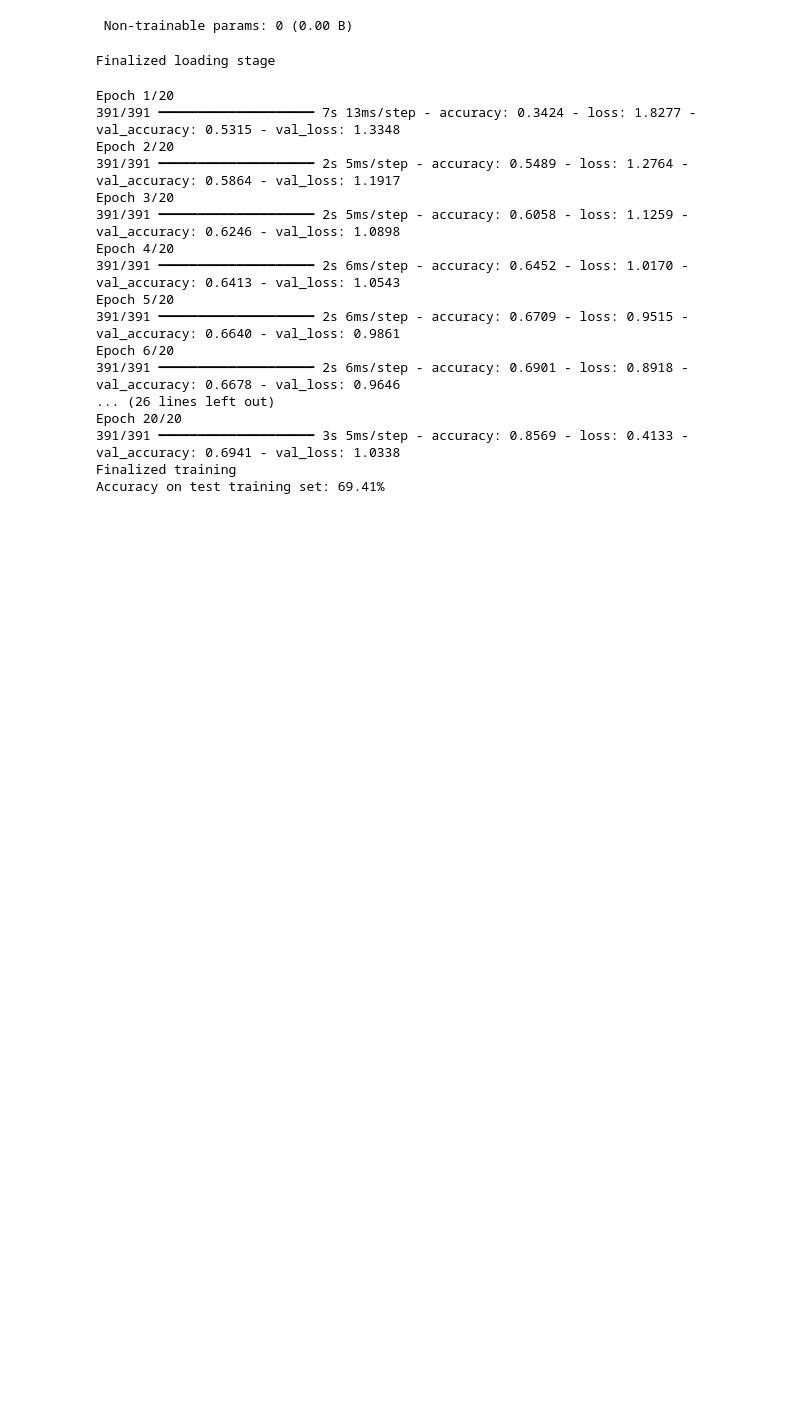
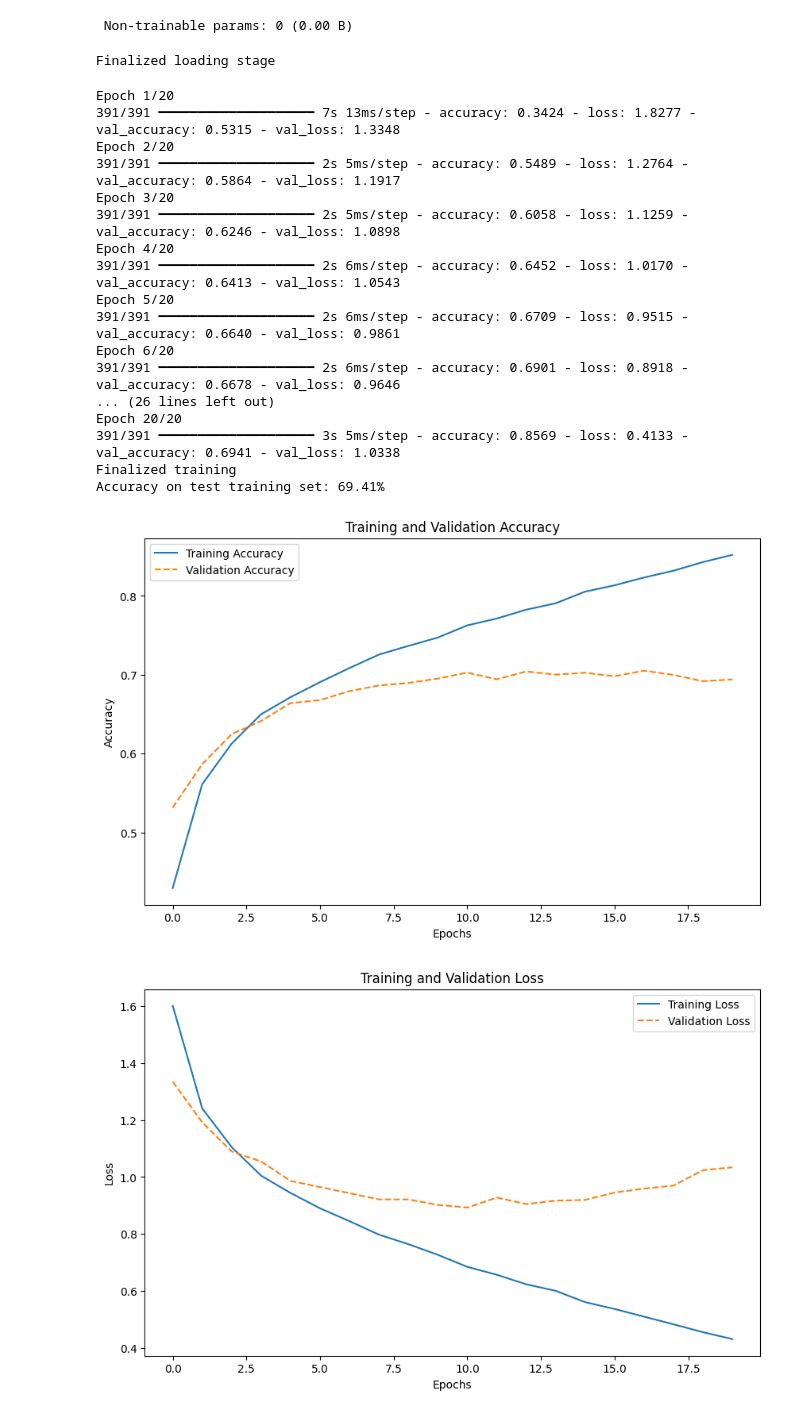
Before and after one commit to alexa21e/cifar10-image-classification, a Jupyter notebook: Deep_Learning_CIFAR10_image_classification.ipynb, the cells around one changed output. Drawn from its saved outputs; the diff is of its cells as text; code cells hidden in the pictures; blank space fills up the shorter version.

Commit message:
Added charts to visualize training performance

```diff
--- a/Deep_Learning_CIFAR10_image_classification.ipynb
+++ b/Deep_Learning_CIFAR10_image_classification.ipynb
@@ -118,3 +118,28 @@ Epoch 20/20
 391/391 ━━━━━━━━━━━━━━━━━━━━ 3s 5ms/step - accuracy: 0.8569 - loss: 0.4133 - val_accuracy: 0.6941 - val_loss: 1.0338
 Finalized training
 Accuracy on test training set: 69.41%
+# %%
+import matplotlib.pyplot as plt
+import pandas as pd
+history_df = pd.DataFrame(history.history)
+
+plt.figure(figsize=(10, 6))
+plt.plot(history_df['accuracy'], label='Training Accuracy')
+plt.plot(history_df['val_accuracy'], linestyle='--', label='Validation Accuracy')
+plt.xlabel('Epochs')
+plt.ylabel('Accuracy')
+plt.title('Training and Validation Accuracy')
+plt.legend()
+plt.show()
+
+plt.figure(figsize=(10, 6))
+plt.plot(history_df['loss'], label='Training Loss')
+plt.plot(history_df['val_loss'], linestyle='--', label='Validation Loss')
+plt.xlabel('Epochs')
+plt.ylabel('Loss')
+plt.title('Training and Validation Loss')
+plt.legend()
+plt.show()
+# %% [output]
+[figure, added]
+[figure, added]
```
